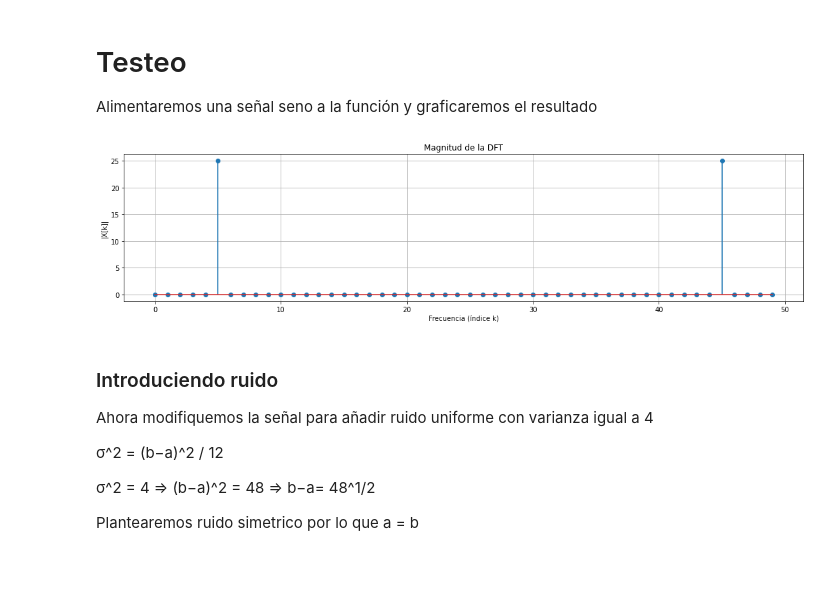
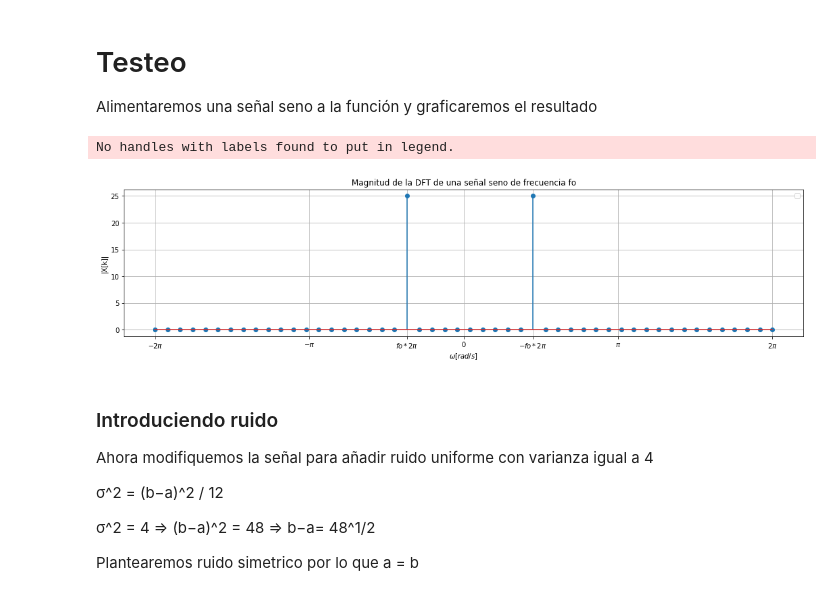
Before and after one commit to mnoe893/PDS_UTNBA_2025, a Jupyter notebook: TS2_DFT.ipynb, the cells around one changed output. Cells and saved outputs as stored; diff of their text form; code cells hidden in the pictures; blank space fills up the shorter version.

```diff
--- a/TS2_DFT.ipynb
+++ b/TS2_DFT.ipynb
@@ -22,10 +22,10 @@ def mi_funcion_DFT(xx):
     len_xx = len(xx)
     XX = np.zeros(len_xx, dtype=complex) # Inicializo arr con ceros
 
-    for m in range(len_xx): # Pasa por cada valor de la señal
-        for n in range(len_xx):
-            fase = -2j * np.pi * m * n / len_xx # e^fase = cos(2*pi*(kn/N)) + j*sin(2*pi*(kn/N)) = "twiddle factor"
-            XX[m] += xx[n] * np.exp(fase) # Sumatoria: X[n] * e^fase
+    for k in range(len_xx): # Pasa por cada valor de la señal (k = 0, N-1)
+        for n in range(len_xx): # n de la sumatoria (n = 0, N-1)
+            fase = -2j * np.pi * k * n / len_xx # e^fase = cos(2*pi*(kn/N)) + j*sin(2*pi*(kn/N)) = "twiddle factor"
+            XX[k] += xx[n] * np.exp(fase) # Sumatoria: X[n] * e^fase
 
     return XX
 # %% [markdown]
@@ -33,29 +33,23 @@ def mi_funcion_DFT(xx):
 Alimentaremos una señal seno a la función y graficaremos el resultado
 # %%
 def mi_funcion_sen(vmax=1,dc=0,ff=1,ph=0,nn=1000,fs=1000):
-    #t = np.linspace(0, nn/fs, nn, endpoint=False) #False evita que se incluya valor limite como ultimo valor (Recomendado por chatGPT)
     t = np.arange(nn) / fs
     sin = vmax * np.sin(t*2*np.pi*ff + ph) + dc
     return t, sin
 
-#-----------------------------------------------------------
+#------------------------------------------------------
 
 N = 50  # Muestras del ADC
 fs = N  # Frecuencia de muestreo del ADC
 f0 = 5  # Frecuencia de la señal seno
 t, xx = mi_funcion_sen(nn = N, fs = fs, ff=f0)
 
 XX = mi_funcion_DFT(xx)
 
-plt.figure(figsize=(18, 4))  # ancho x alto (en pulgadas)
-plt.stem(np.abs(XX), use_line_collection=True) # grafico para funciones discretas
-plt.title("Magnitud de la DFT")
-plt.xlabel("Frecuencia (índice k)")
-plt.ylabel("|X[k]|")
-plt.grid(True)
-plt.show()
+mi_grafico(XX, N, f0, "Magnitud de la DFT de una señal seno de frecuencia fo")
 # %% [output]
+No handles with labels found to put in legend.
-[figure, old version]
+[figure, new version]
 # %% [markdown]
 ### Introduciendo ruido
 Ahora modifiquemos la señal para añadir ruido uniforme con varianza igual a 4
```
Also changed, not shown: parts of 4 cells of this notebook.
